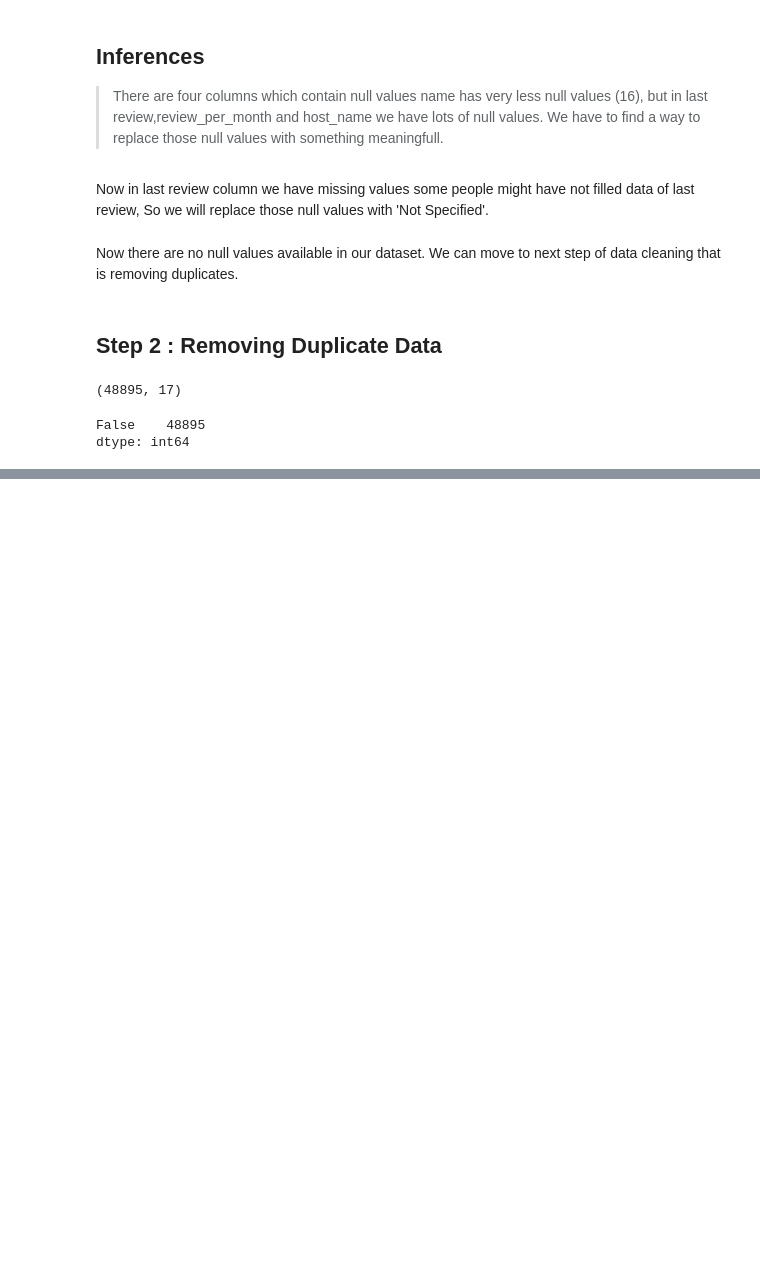
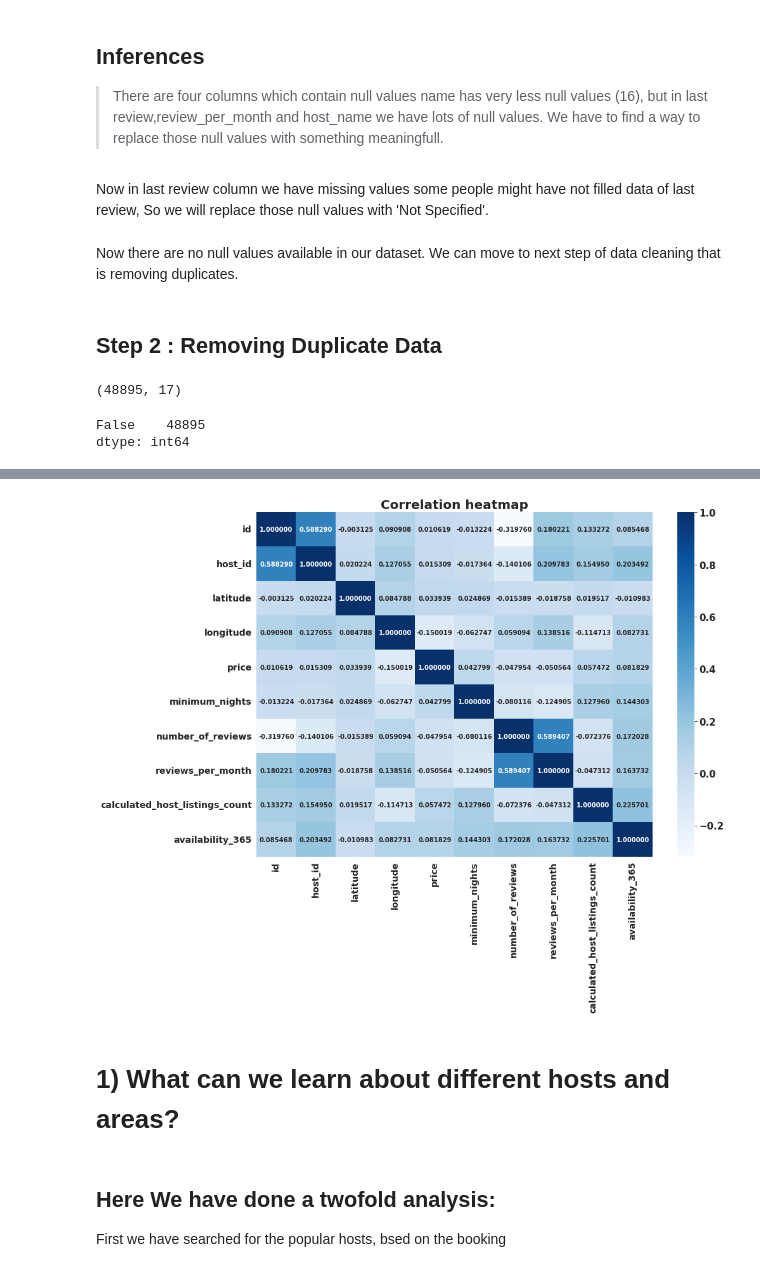
Before and after one commit to kavrit/EDA-Airbnb-booking-analsysis-Capstone-project-1, a Jupyter notebook: EDA_Airbnb_booking_analysis_capstone_project_1_.ipynb, the cells around one changed output, grey strips where cells are left out. Cells and saved outputs as stored; diff of their text form; code cells hidden in the pictures; blank space fills up the shorter version.

```diff
--- a/EDA_Airbnb_booking_analysis_capstone_project_1_.ipynb
+++ b/EDA_Airbnb_booking_analysis_capstone_project_1_.ipynb
@@ -257,0 +278,15 @@ dtype: int64
+# %%
+#create heatmap of above correlation matrix so that it is easy to read and understand.
+plt.figure(figsize=(14,10))
+sns.heatmap(numerical_df.corr(),annot=True,fmt = 'f',cmap='Blues')
+plt.xticks(fontsize=14)
+plt.yticks(fontsize=14)
+plt.title('Correlation heatmap');
+# %% [output]
+[figure, added]
+# %% [markdown]
+# **1) What can we learn about different hosts and areas?**
+# %% [markdown]
+## **Here We have done a twofold analysis:**
+
+First we have searched for the popular hosts, bsed on the booking
```
Also changed, not shown: parts of 24 cells of this notebook.
